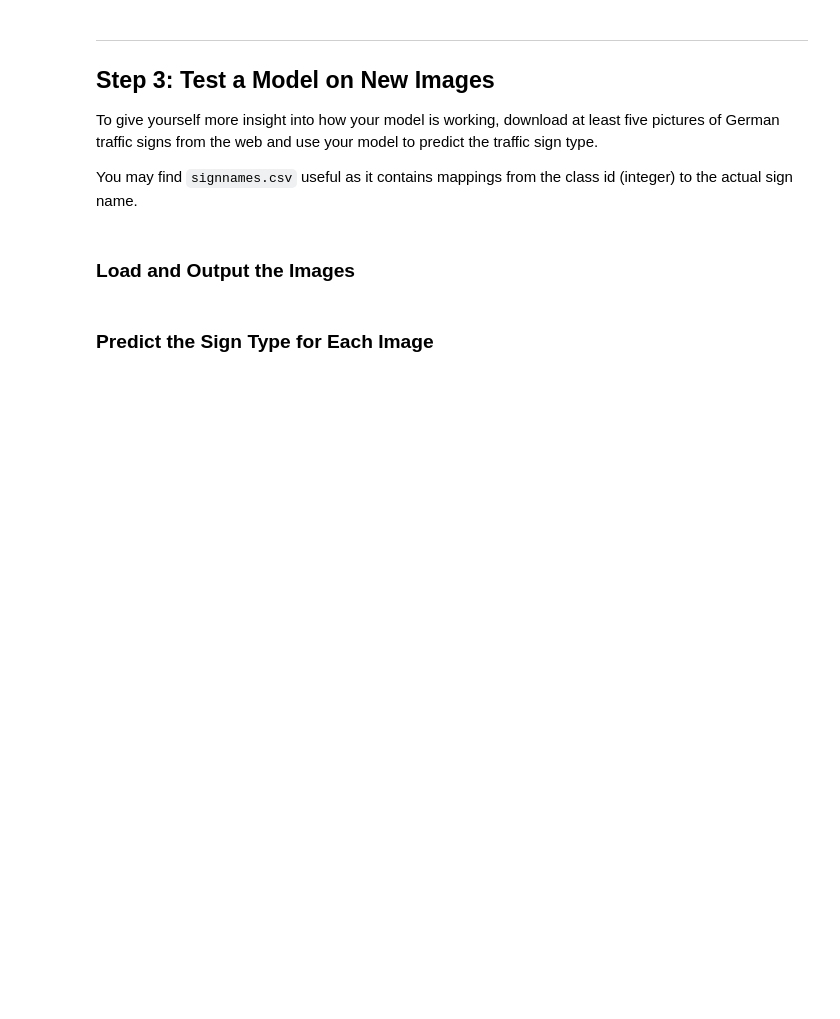
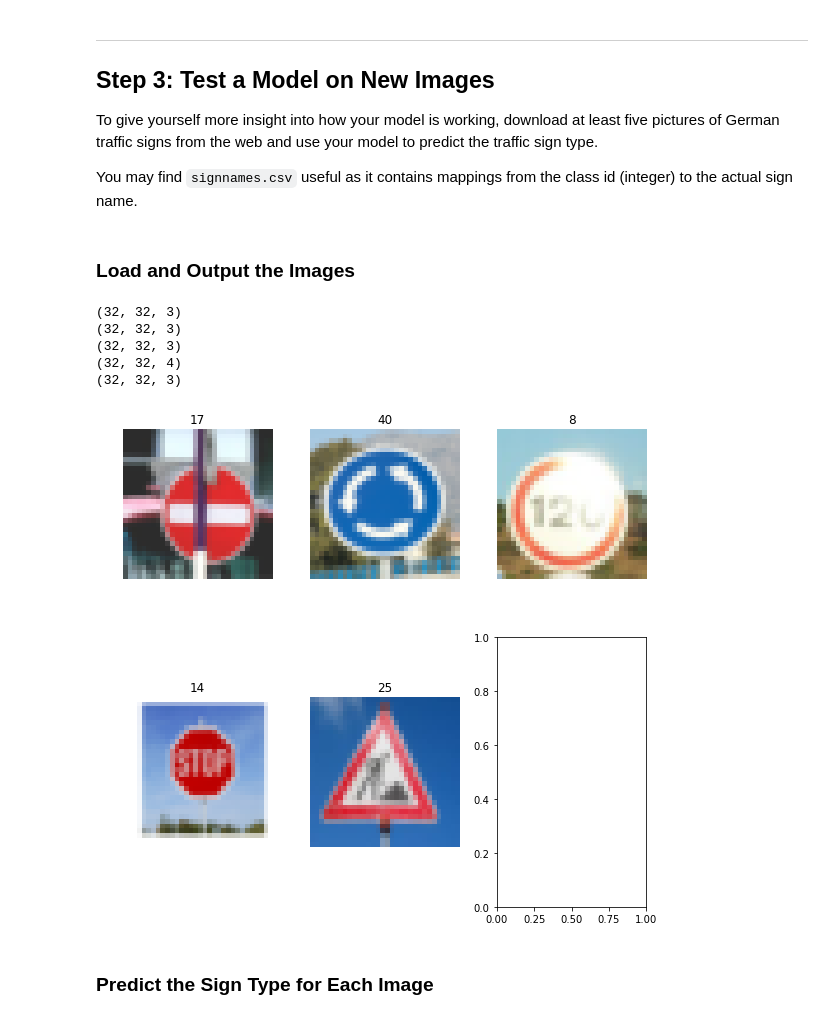
Before and after one commit to thejerrytan/CarND-Traffic-Sign-Classifier-Project, a Jupyter notebook: Traffic_Sign_Classifier.ipynb, the cells around one changed output. Saved outputs shown, nothing was run; the diff lists cells and outputs as text; code cells hidden in the pictures; blank space fills up the shorter version.

```diff
--- a/Traffic_Sign_Classifier.ipynb
+++ b/Traffic_Sign_Classifier.ipynb
@@ -590,34 +591,42 @@ You may find `signnames.csv` useful as it contains mappings from the class id (i
 # %%
 ### Load the images and plot them here.
 ### Feel free to use as many code cells as needed.
 import os, glob
 import matplotlib.image as mpimg
 from scipy.misc import imresize
 
 images = []
+figures = {}
 y_labels = []
 for path in glob.glob("./traffic-signs-test/*.jpg"):
-    f = path.split("/")[-1]
+    f = path.split(os.sep)[-1]
     if f == "speed_limit_120.jpg":
         y_labels.append(8)
-    elif f == "turn_left_ahead.jpg":
-        y_labels.append(33)
+    elif f == "no_entry.jpg":
+        y_labels.append(17)
     elif f == "roundabout.jpg":
         y_labels.append(40)
     elif f == "stop.jpg":
         y_labels.append(14)
     elif f == "workzone.jpg":
         y_labels.append(25)
     else:
         pass
     img = mpimg.imread(path)
     img = imresize(img, (32,32,3))
+    print(img.shape)
     images.append(img)
-    fig = plt.figure()
-    plt.imshow(img)
-
+    figures[f] = img
+plot_figures(figures, (8,8), 2, 3, y_labels)
 assert(len(images) == 5)
 assert(len(y_labels) == 5)
+# %% [output]
+(32, 32, 3)
+(32, 32, 3)
+(32, 32, 3)
+(32, 32, 4)
+(32, 32, 3)
+[figure, added]
 # %% [markdown]
 ### Predict the Sign Type for Each Image
 # %%
```
Also changed, not shown: parts of 10 cells of this notebook, 18 other files.
